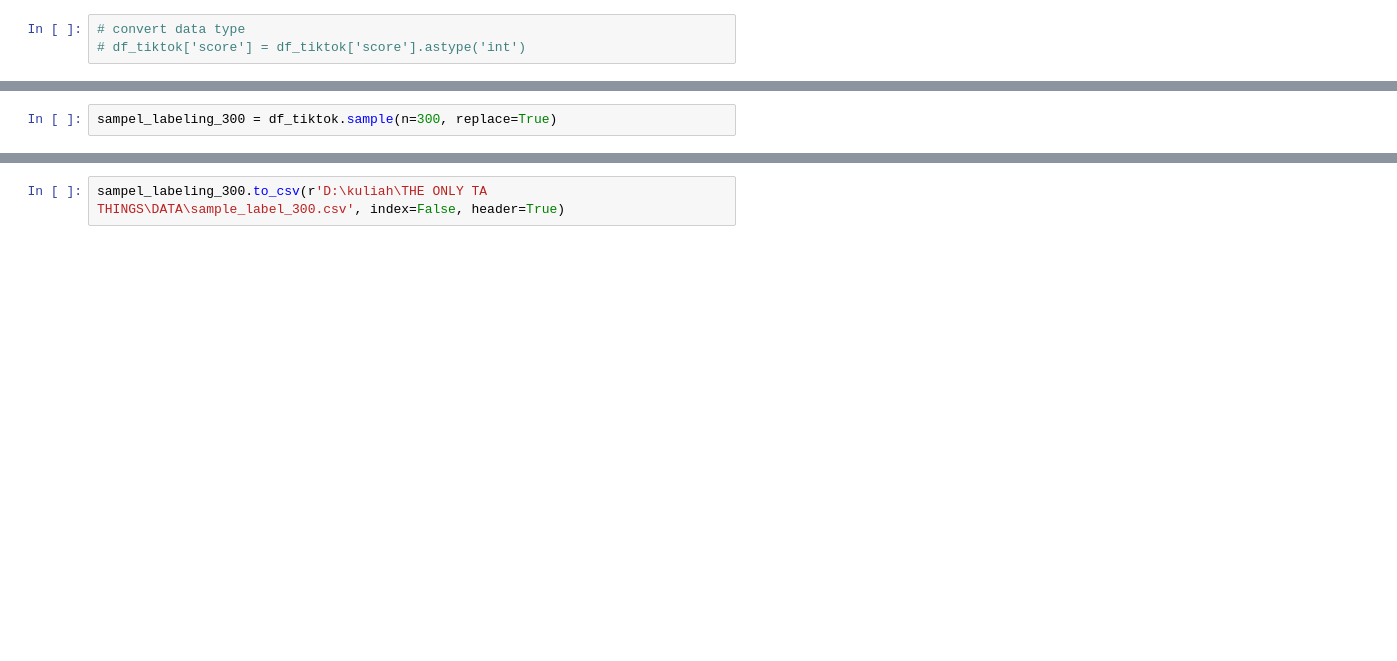
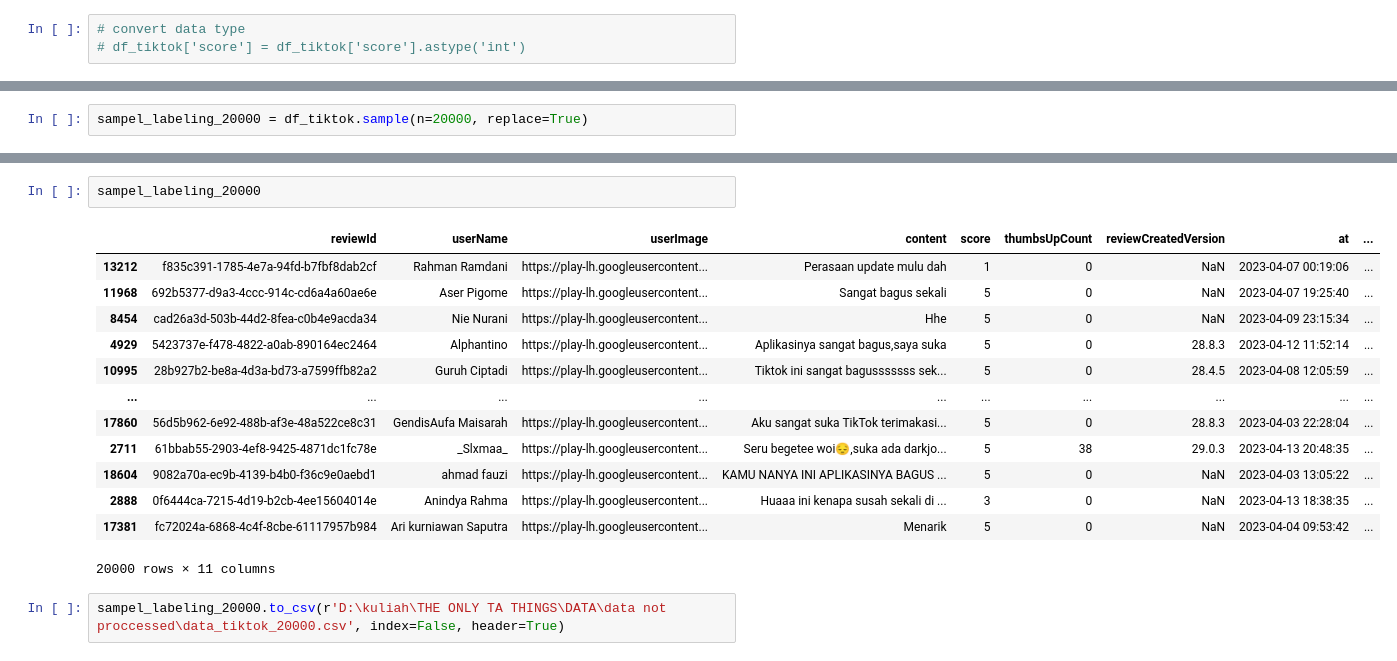
Before and after one commit to rizkinabil/feature-weighting-effect-on-rnn-tiktok-sentiment-analysis, a Jupyter notebook: CODEBASE/labeling_data.ipynb, the cells around one changed output, grey strips where cells are left out. Saved outputs shown, nothing was run; the diff lists cells and outputs as text; blank space fills up the shorter version.

```diff
--- a/CODEBASE/labeling_data.ipynb
+++ b/CODEBASE/labeling_data.ipynb
@@ -107,2 +158,2 @@ df_tiktok.head()
 # %%
-sampel_labeling_300 = df_tiktok.sample(n=300, replace=True)
+sampel_labeling_20000 = df_tiktok.sample(n=20000, replace=True)
@@ -125,2 +160,18 @@ sampel_labeling_300
+# %%
+sampel_labeling_20000
+# %% [output]
+|  | reviewId | userName | userImage | content | score | thumbsUpCount | reviewCreatedVersion | at | ... |
+| 13212 | f835c391-1785-4e7a-94fd-b7fbf8dab2cf | Rahman Ramdani | https://play-lh.googleusercontent... | Perasaan update mulu dah | 1 | 0 | NaN | 2023-04-07 00:19:06 | ... |
+| 11968 | 692b5377-d9a3-4ccc-914c-cd6a4a60ae6e | Aser Pigome | https://play-lh.googleusercontent... | Sangat bagus sekali | 5 | 0 | NaN | 2023-04-07 19:25:40 | ... |
+| 8454 | cad26a3d-503b-44d2-8fea-c0b4e9acda34 | Nie Nurani | https://play-lh.googleusercontent... | Hhe | 5 | 0 | NaN | 2023-04-09 23:15:34 | ... |
+| 4929 | 5423737e-f478-4822-a0ab-890164ec2464 | Alphantino | https://play-lh.googleusercontent... | Aplikasinya sangat bagus,saya suka | 5 | 0 | 28.8.3 | 2023-04-12 11:52:14 | ... |
+| 10995 | 28b927b2-be8a-4d3a-bd73-a7599ffb82a2 | Guruh Ciptadi | https://play-lh.googleusercontent... | Tiktok ini sangat bagusssssss sek... | 5 | 0 | 28.4.5 | 2023-04-08 12:05:59 | ... |
+| ... | ... | ... | ... | ... | ... | ... | ... | ... | ... |
+| 17860 | 56d5b962-6e92-488b-af3e-48a522ce8c31 | GendisAufa Maisarah | https://play-lh.googleusercontent... | Aku sangat suka TikTok terimakasi... | 5 | 0 | 28.8.3 | 2023-04-03 22:28:04 | ... |
+| 2711 | 61bbab55-2903-4ef8-9425-4871dc1fc78e | _Slxmaa_ | https://play-lh.googleusercontent... | Seru begetee woi😔,suka ada darkjo... | 5 | 38 | 29.0.3 | 2023-04-13 20:48:35 | ... |
+| 18604 | 9082a70a-ec9b-4139-b4b0-f36c9e0aebd1 | ahmad fauzi | https://play-lh.googleusercontent... | KAMU NANYA INI APLIKASINYA BAGUS ... | 5 | 0 | NaN | 2023-04-03 13:05:22 | ... |
+| 2888 | 0f6444ca-7215-4d19-b2cb-4ee15604014e | Anindya Rahma | https://play-lh.googleusercontent... | Huaaa ini kenapa susah sekali di ... | 3 | 0 | NaN | 2023-04-13 18:38:35 | ... |
+| 17381 | fc72024a-6868-4c4f-8cbe-61117957b984 | Ari kurniawan Saputra | https://play-lh.googleusercontent... | Menarik | 5 | 0 | NaN | 2023-04-04 09:53:42 | ... |
+20000 rows × 11 columns
 # %%
-sampel_labeling_300.to_csv(r'D:\kuliah\THE ONLY TA THINGS\DATA\sample_label_300.csv', index=False, header=True)
+sampel_labeling_20000.to_csv(r'D:\kuliah\THE ONLY TA THINGS\DATA\data not proccessed\data_tiktok_20000.csv', index=False, header=True)
```
Also changed, not shown: parts of 11 cells of this notebook, 16 other files.
